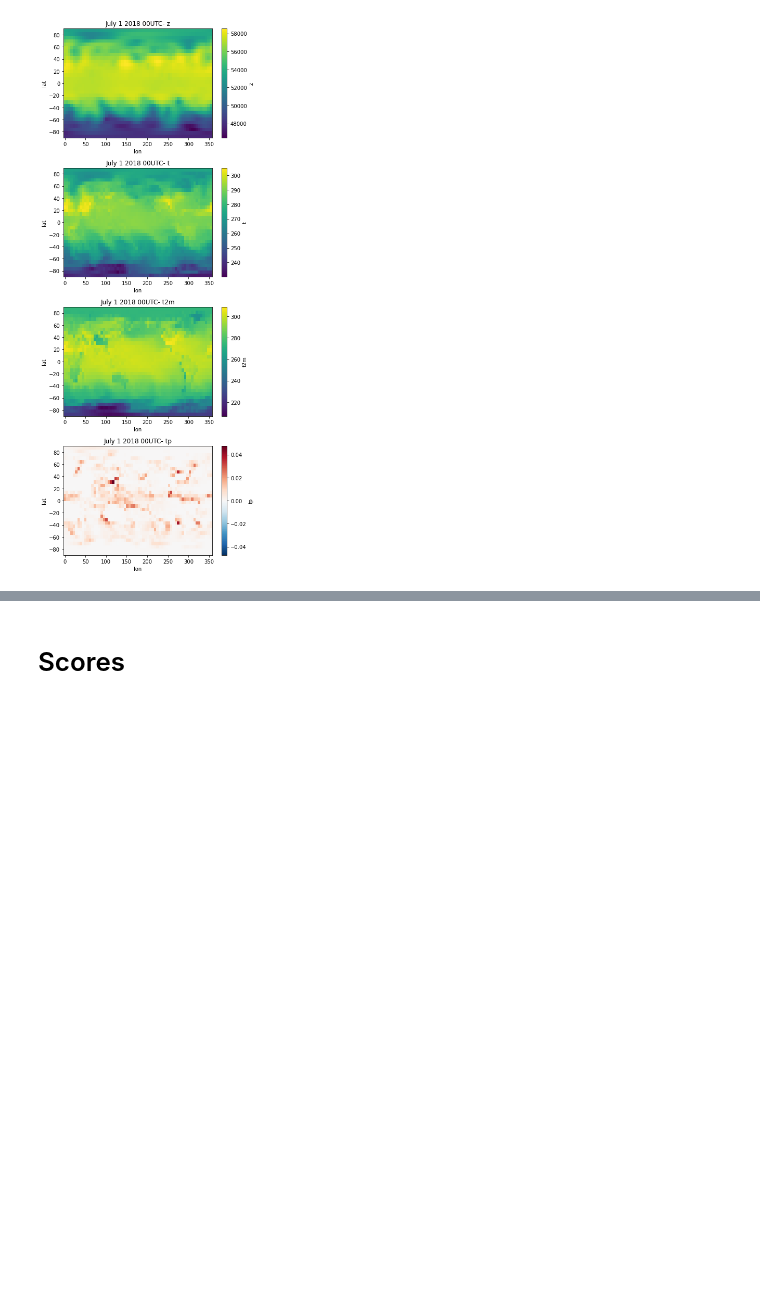
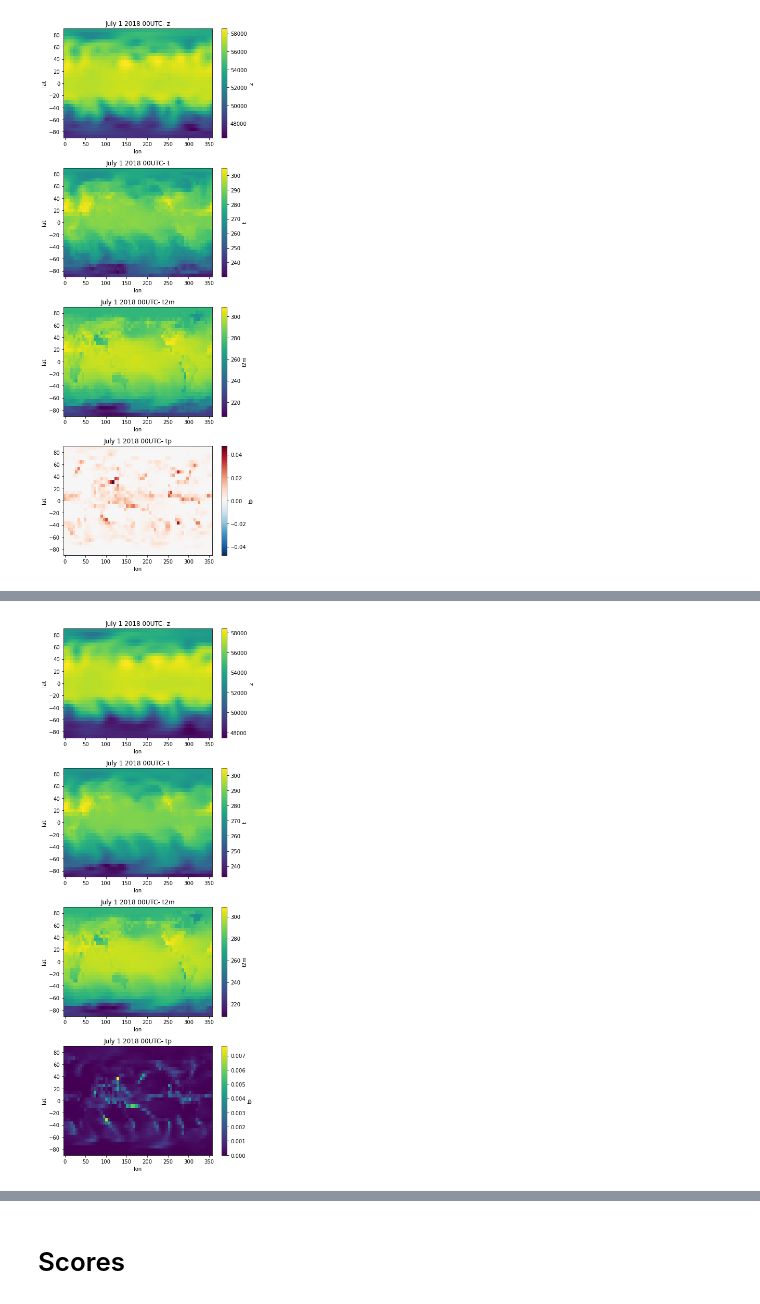
Before and after one commit to sagar-garg/WeatherBench, a Jupyter notebook: nbs_probabilistic/Data Maps.ipynb, the cells around one changed output, grey strips where cells are left out. Cells and saved outputs as stored; diff of their text form; code cells hidden in the pictures; blank space fills up the shorter version.

```diff
--- a/nbs_probabilistic/Data Maps.ipynb
+++ b/nbs_probabilistic/Data Maps.ipynb
@@ -190,17 +204,16 @@ open_mfdataset).
 pred_save_dir_dr='/home/garg/data/WeatherBench/predictions_'
 mc_exp_ids_ztt ='C/017-resnet_d3_ztt_3d'
 mc_exp_ids_tp = 'C/054-resnet_d3_tp_3d'
+members=50
+preds_ztt = xr.open_dataset(pred_save_dir_dr+mc_exp_ids_ztt+f'_m{members}.nc')
+preds_tp = xr.open_dataset(pred_save_dir_dr+mc_exp_ids_tp+f'_m{members}.nc')
+preds = xr.merge([preds_ztt, preds_tp])
 
-preds_ztt = xr.open_dataset(pred_save_dir_dr+mc_exp_ids_ztt+f'_m{members}.nc')
-    preds_tp = xr.open_dataset(pred_save_dir_dr+mc_exp_ids_tp[1]+f'_m{members}.nc')
-    preds = xr.merge([preds_ztt, preds_tp])
+fig, axs = plt.subplots(4, 1, figsize=(6, 15))
+for j, v in enumerate(['z', 't', 't2m', 'tp']):
 
-#Parametric
-preds_ztt = xr.open_dataset(f'{result_dir}/preds_param_ztt_ens.nc')
-fig, axs = plt.subplots(3, 1, figsize=(6, 15))
-for j, v in enumerate(['z', 't', 't2m']):
-
-    preds_ztt[v].sel(time='2018-07-01T00').mean('member').plot(ax=axs[j])
+    preds[v].sel(time='2018-07-01T00').mean('member').plot(ax=axs[j])
     axs[j].set_title(f'July 1 2018 00UTC- {v}')
+    plt.savefig(f'{result_dir}/figures/july_1_mc_{v}.pdf')
 fig.tight_layout()
 # %% [output]
@@ -208,3 +220,4 @@ IndentationError: unexpected indent (<ipython-input-14-086cb283ce2b>, line 7)
+[figure, added]
 # %%
 #Parametric
 preds_ztt = xr.open_dataset(f'{result_dir}/preds_param_ztt_ens.nc')
```
Also changed, not shown: parts of 8 cells of this notebook, 1 other file.
